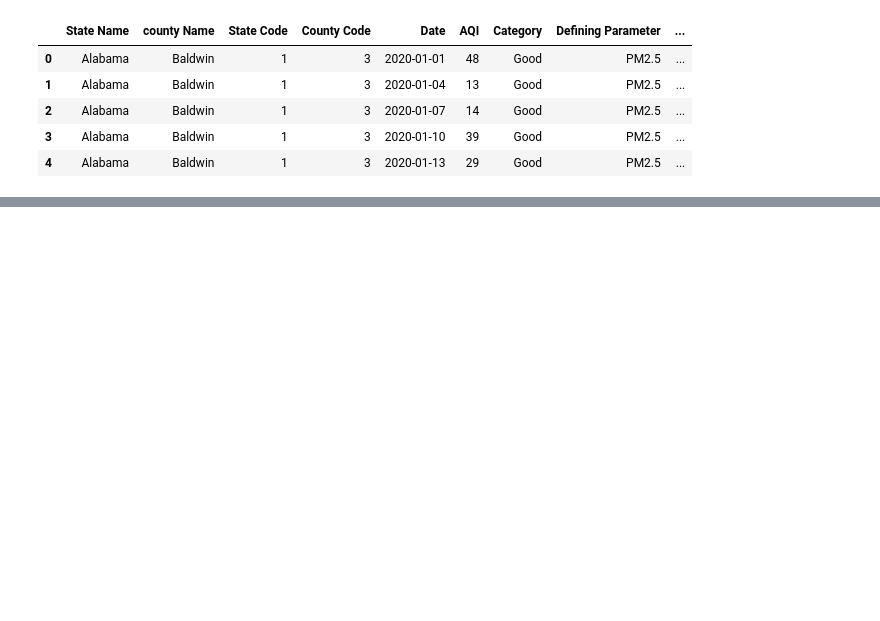
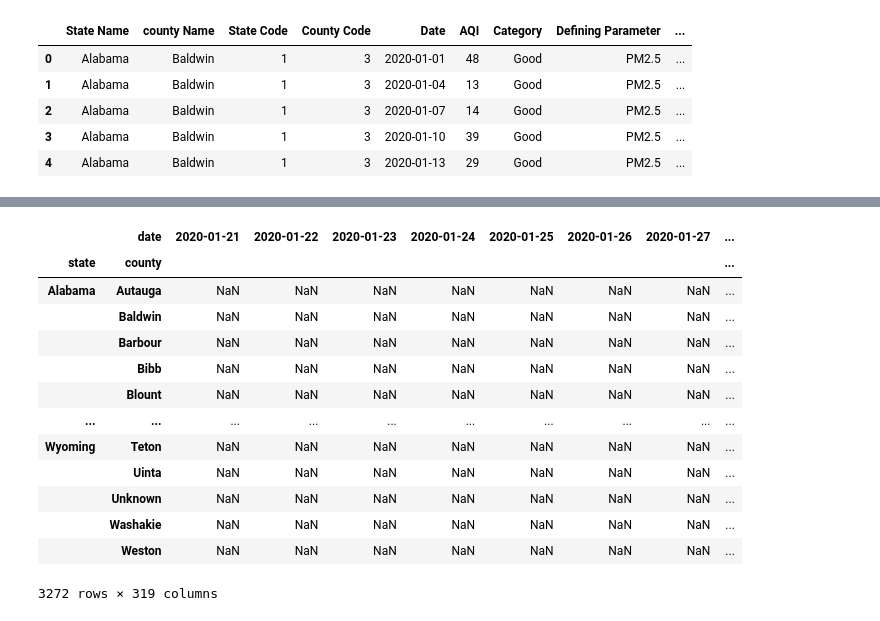
Before and after one commit to Chinmay-KB/cfg2020, a Jupyter notebook: workbook.ipynb, the cells around one changed output, grey strips where cells are left out. Saved outputs shown, nothing was run; the diff lists cells and outputs as text; code cells hidden in the pictures; blank space fills up the shorter version.

Commit message:
added covid dataset

```diff
--- a/workbook.ipynb
+++ b/workbook.ipynb
@@ -52,0 +50,3 @@ data_aqi_pivoted
+# %%
+raw_data_covid = pd.read_csv("data/us_counties_covid19_daily.csv")
+raw_data_covid.head()
@@ -52,0 +60,6 @@ data_aqi_pivoted
+# %%
+data_covid_dropped = raw_data_covid.drop(
+    labels=["fips", "deaths"],
+    axis=1
+)[["state", "county", "date", "cases"]]
+data_covid_dropped.head()
@@ -52,0 +73,18 @@ data_aqi_pivoted
+# %%
+data_covid_pivoted = data_covid_dropped.pivot_table("cases", ["state", "county"], "date")
+data_covid_pivoted
+# %% [output]
+|  | date | 2020-01-21 | 2020-01-22 | 2020-01-23 | 2020-01-24 | 2020-01-25 | 2020-01-26 | 2020-01-27 | ... |
+| state | county |  |  |  |  |  |  |  | ... |
+| Alabama | Autauga | NaN | NaN | NaN | NaN | NaN | NaN | NaN | ... |
+|  | Baldwin | NaN | NaN | NaN | NaN | NaN | NaN | NaN | ... |
+|  | Barbour | NaN | NaN | NaN | NaN | NaN | NaN | NaN | ... |
+|  | Bibb | NaN | NaN | NaN | NaN | NaN | NaN | NaN | ... |
+|  | Blount | NaN | NaN | NaN | NaN | NaN | NaN | NaN | ... |
+| ... | ... | ... | ... | ... | ... | ... | ... | ... | ... |
+| Wyoming | Teton | NaN | NaN | NaN | NaN | NaN | NaN | NaN | ... |
+|  | Uinta | NaN | NaN | NaN | NaN | NaN | NaN | NaN | ... |
+|  | Unknown | NaN | NaN | NaN | NaN | NaN | NaN | NaN | ... |
+|  | Washakie | NaN | NaN | NaN | NaN | NaN | NaN | NaN | ... |
+|  | Weston | NaN | NaN | NaN | NaN | NaN | NaN | NaN | ... |
+3272 rows × 319 columns
```
Also changed, not shown: parts of 6 cells of this notebook, 5 other files.
